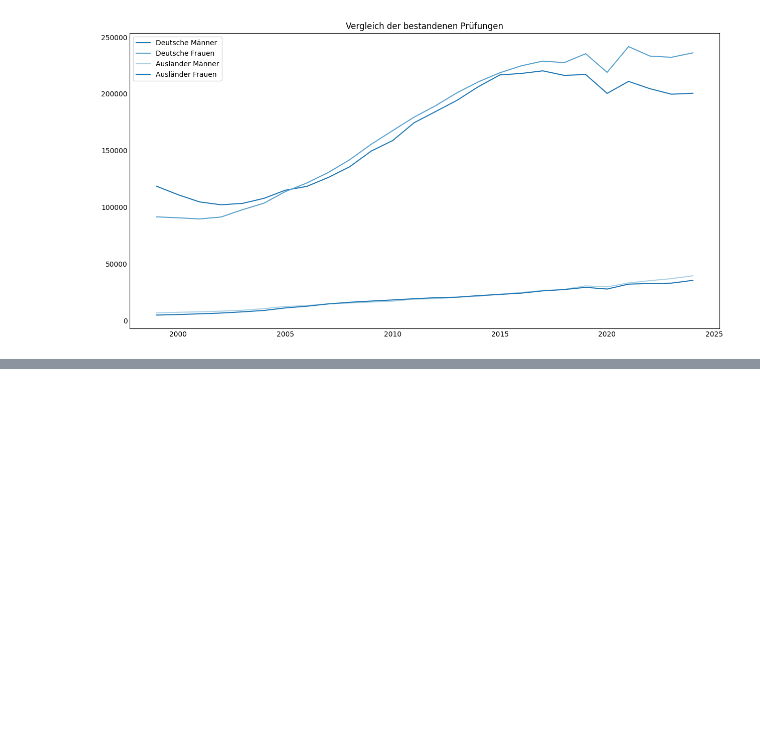
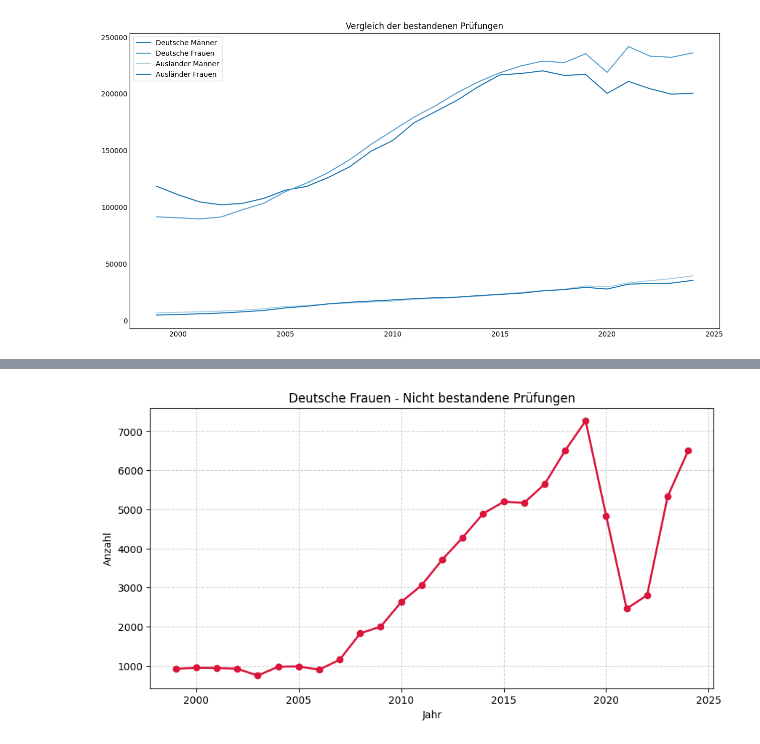
Before and after one commit to Johannesdesta/hochschul-data-analysis, a Jupyter notebook: test3.ipynb, the cells around one changed output, grey strips where cells are left out. Cells and saved outputs as stored; diff of their text form; code cells hidden in the pictures; blank space fills up the shorter version.

```diff
--- a/test3.ipynb
+++ b/test3.ipynb
@@ -292,0 +218,23 @@ plt.show()
+# %%
+import pandas as pd
+import matplotlib.pyplot as plt
+
+
+df = pd.read_csv(input_data, sep=";")
+df.columns = df.columns.str.strip()
+
+
+years = df.iloc[2:, 0]
+failed_women = df.iloc[2:, 7].astype(int)
+
+
+plt.figure(figsize=(10, 5))
+plt.plot(years, failed_women, marker="o", color="crimson", linewidth=2)
+
+plt.title("Deutsche Frauen - Nicht bestandene Prüfungen")
+plt.xlabel("Jahr")
+plt.ylabel("Anzahl")
+plt.grid(True, linestyle="--", alpha=0.6)
+plt.show()
+# %% [output]
+[figure, added]
```
Also changed, not shown: parts of 22 cells of this notebook.
